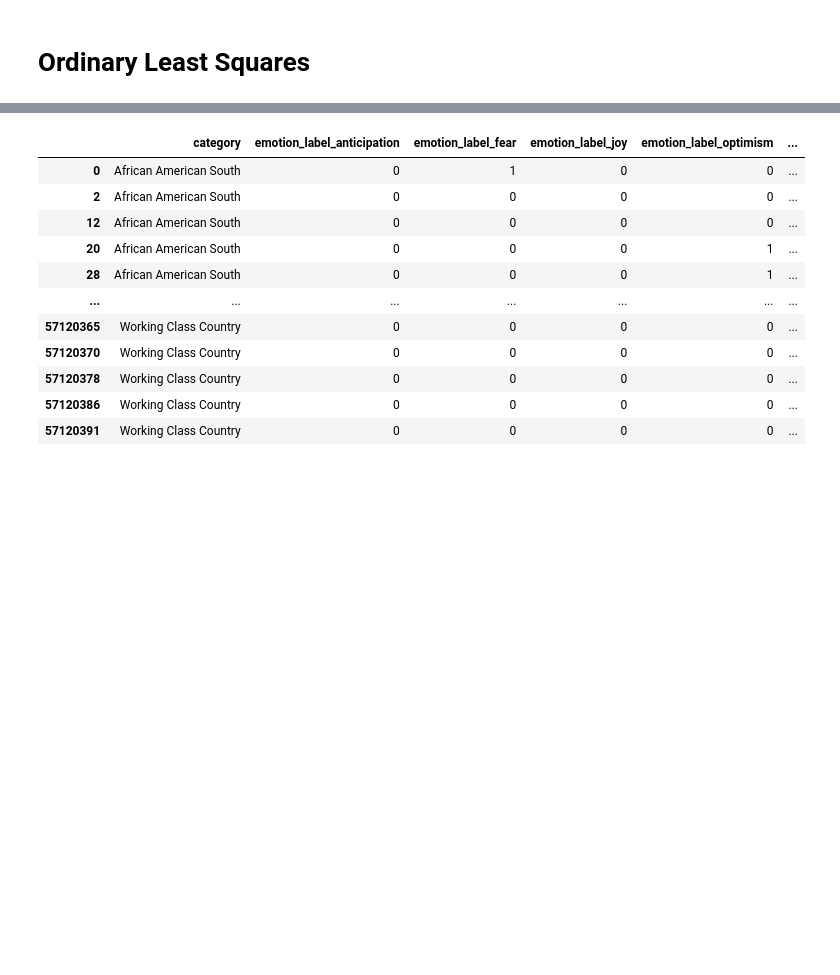
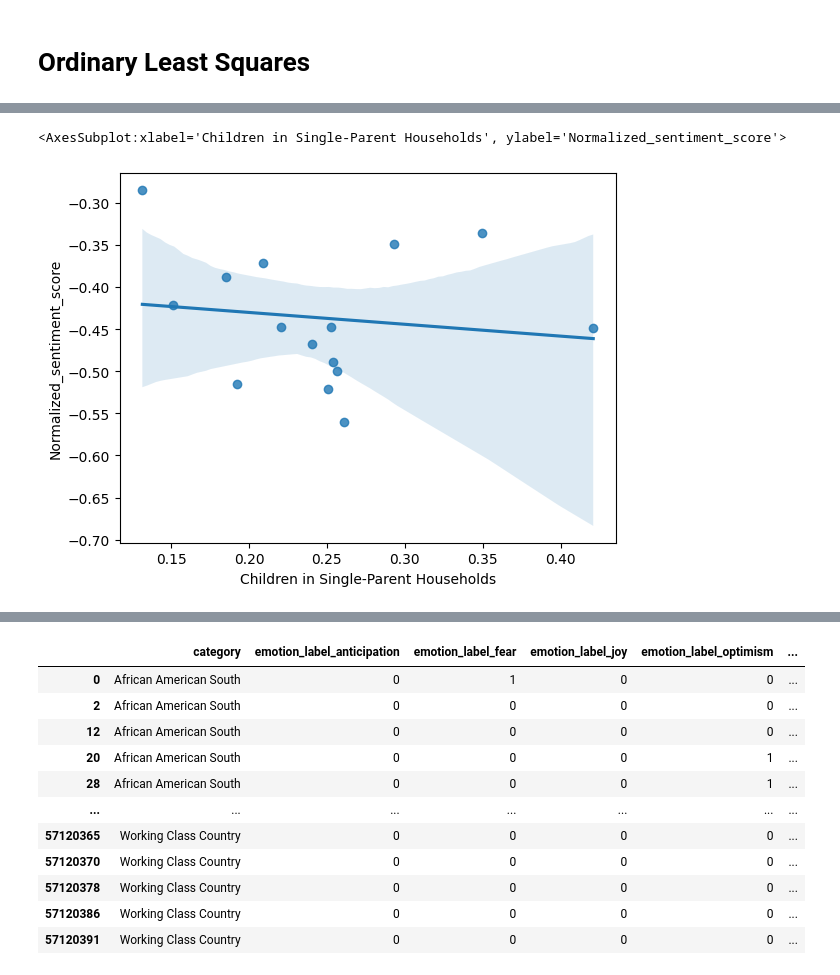
Before and after one commit to fahadshaikh30/thesis, a Jupyter notebook: statistical_modeling/ols.ipynb, the cells around one changed output, grey strips where cells are left out. Saved outputs shown, nothing was run; the diff lists cells and outputs as text; code cells hidden in the pictures; blank space fills up the shorter version.

```diff
--- a/statistical_modeling/ols.ipynb
+++ b/statistical_modeling/ols.ipynb
@@ -208,5 +233,11 @@ df_demo.head()
 # %%
 grouped = grouped.merge(df_demo, 'inner', left_on= 'category', right_on='Community')
+# %%
+sns.regplot(x='Children in Single-Parent Households',
+y='Normalized_sentiment_score', data=grouped)
+# %% [output]
+<AxesSubplot:xlabel='Children in Single-Parent Households', ylabel='Normalized_sentiment_score'>
+[figure, added]
 # %%
 grouped.head()
 # %% [output]
```
Also changed, not shown: parts of 17 cells of this notebook, 4 other files.
